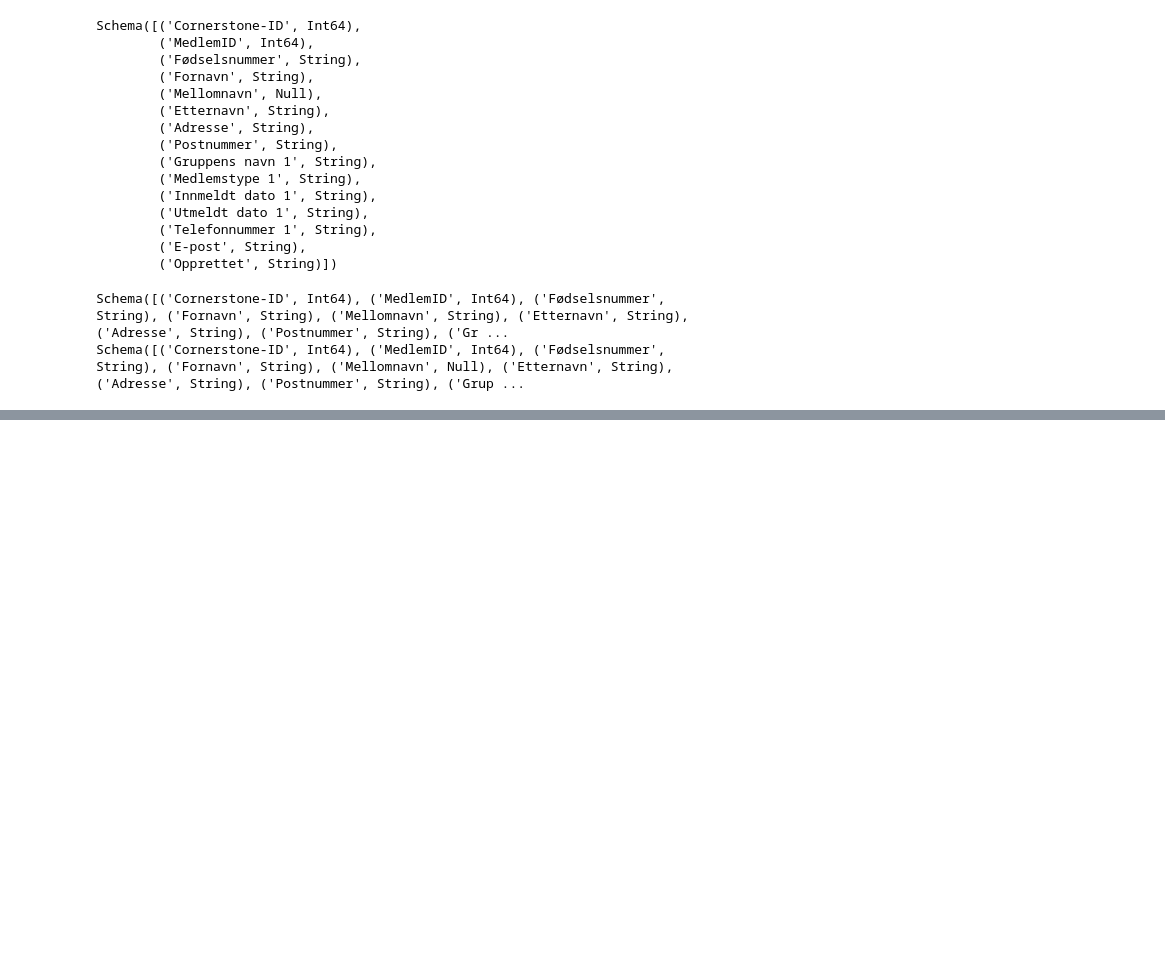
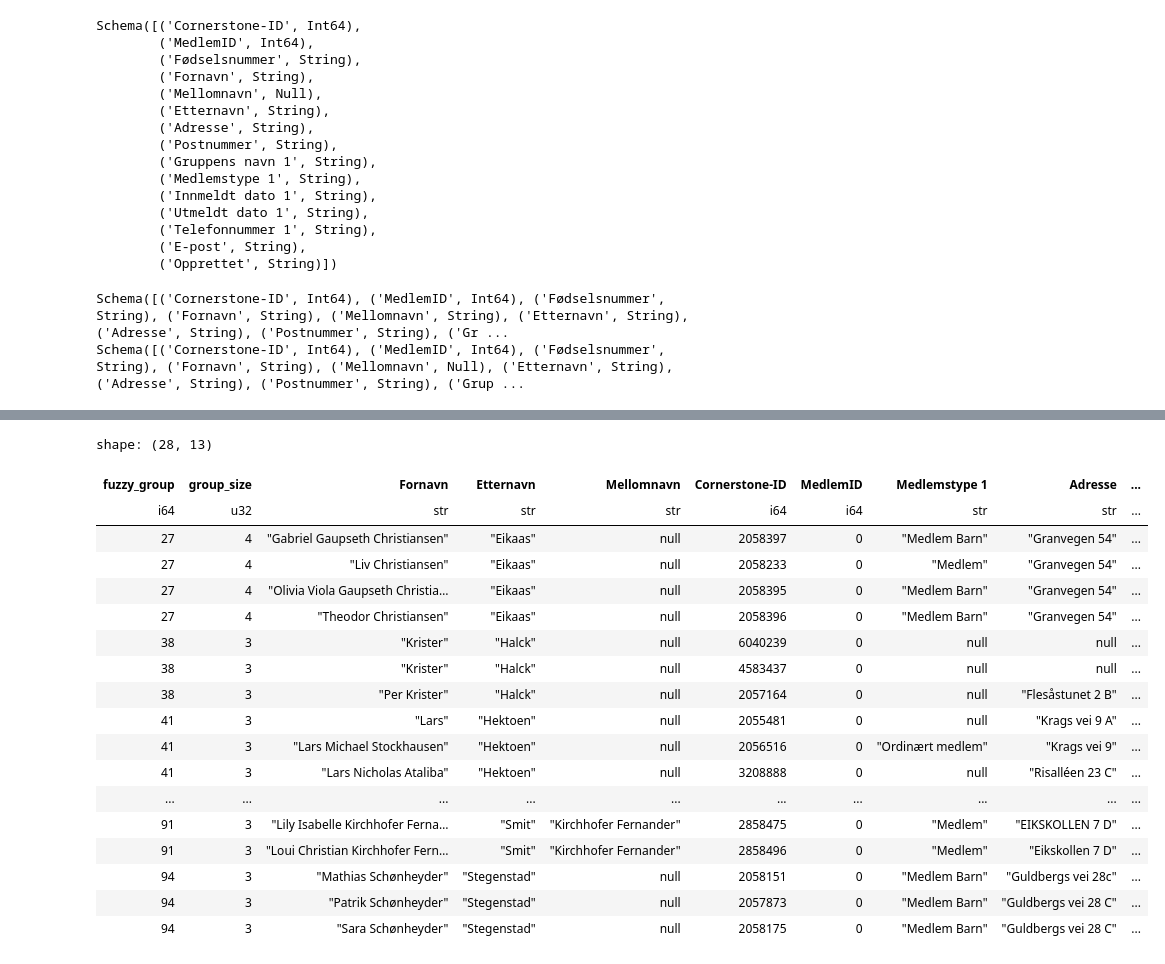
Before and after one commit to craftsmandigital/Bergens-konvertering, a Jupyter notebook: dubletter.ipynb, the cells around one changed output, grey strips where cells are left out. Saved outputs shown, nothing was run; the diff lists cells and outputs as text; code cells hidden in the pictures; blank space fills up the shorter version.

```diff
--- a/dubletter.ipynb
+++ b/dubletter.ipynb
@@ -108,3 +112,18 @@ shape: (236, 12)
 | 111 | "Kari Anna" | "Berger" | null | 0 | 15592 | "M" | "Nordahl Rolfsensvei 22A" | "5094" | ... |
 | 112 | "Lisbeth" | "Sunde" | null | 0 | 15578 | "V" | "Løvåsveien 70" | "5145" | ... |
 | 112 | "Lisbeth" | "Sundt" | null | 0 | 13172 | "V" | "Gimlebakken 18" | "5052" | ... |
+# %%
+# --- Find fuzzy_group values that repeat more than 2 times ---
+df_groups_with_more_than_2_members = (
+    df_combined_duplicates
+    .group_by("fuzzy_group")
+    .agg(
+        pl.count().alias("group_size") # Count rows in each group
+    )
+    .filter(
+        pl.col("group_size") > 2 # Keep only groups where size > 2
+    )
+    .select("fuzzy_group", "group_size") # Select just the fuzzy_group column
+)
+
+print(df_groups_with_more_than_2_members)
@@ -111 +149,31 @@ shape: (236, 12)
+# %%
+# wiew those who is more than dubeled
+df_more_than_2_occurrences = (
+    df_groups_with_more_than_2_members
+        .join(df_combined_duplicates,
+              on="fuzzy_group",
+              how="inner"
+    )
+)
+df_more_than_2_occurrences
+# %% [output]
+shape: (28, 13)
+| fuzzy_group | group_size | Fornavn | Etternavn | Mellomnavn | Cornerstone-ID | MedlemID | Medlemstype 1 | Adresse | ... |
+| i64 | u32 | str | str | str | i64 | i64 | str | str | ... |
+| 27 | 4 | "Gabriel Gaupseth Christiansen" | "Eikaas" | null | 2058397 | 0 | "Medlem Barn" | "Granvegen 54" | ... |
+| 27 | 4 | "Liv Christiansen" | "Eikaas" | null | 2058233 | 0 | "Medlem" | "Granvegen 54" | ... |
+| 27 | 4 | "Olivia Viola Gaupseth Christia… | "Eikaas" | null | 2058395 | 0 | "Medlem Barn" | "Granvegen 54" | ... |
+| 27 | 4 | "Theodor Christiansen" | "Eikaas" | null | 2058396 | 0 | "Medlem Barn" | "Granvegen 54" | ... |
+| 38 | 3 | "Krister" | "Halck" | null | 6040239 | 0 | null | null | ... |
+| 38 | 3 | "Krister" | "Halck" | null | 4583437 | 0 | null | null | ... |
+| 38 | 3 | "Per Krister" | "Halck" | null | 2057164 | 0 | null | "Flesåstunet 2 B" | ... |
+| 41 | 3 | "Lars" | "Hektoen" | null | 2055481 | 0 | null | "Krags vei 9 A" | ... |
+| 41 | 3 | "Lars Michael Stockhausen" | "Hektoen" | null | 2056516 | 0 | "Ordinært medlem" | "Krags vei 9" | ... |
+| 41 | 3 | "Lars Nicholas Ataliba" | "Hektoen" | null | 3208888 | 0 | null | "Risalléen 23 C" | ... |
+| ... | ... | ... | ... | ... | ... | ... | ... | ... | ... |
+| 91 | 3 | "Lily Isabelle Kirchhofer Ferna… | "Smit" | "Kirchhofer Fernander" | 2858475 | 0 | "Medlem" | "EIKSKOLLEN 7 D" | ... |
+| 91 | 3 | "Loui Christian Kirchhofer Fern… | "Smit" | "Kirchhofer Fernander" | 2858496 | 0 | "Medlem" | "Eikskollen 7 D" | ... |
+| 94 | 3 | "Mathias Schønheyder" | "Stegenstad" | null | 2058151 | 0 | "Medlem Barn" | "Guldbergs vei 28c" | ... |
+| 94 | 3 | "Patrik Schønheyder" | "Stegenstad" | null | 2057873 | 0 | "Medlem Barn" | "Guldbergs vei 28 C" | ... |
+| 94 | 3 | "Sara Schønheyder" | "Stegenstad" | null | 2058175 | 0 | "Medlem Barn" | "Guldbergs vei 28 C" | ... |
 # %%
```
Also changed, not shown: parts of 9 cells of this notebook, 3 other files.
